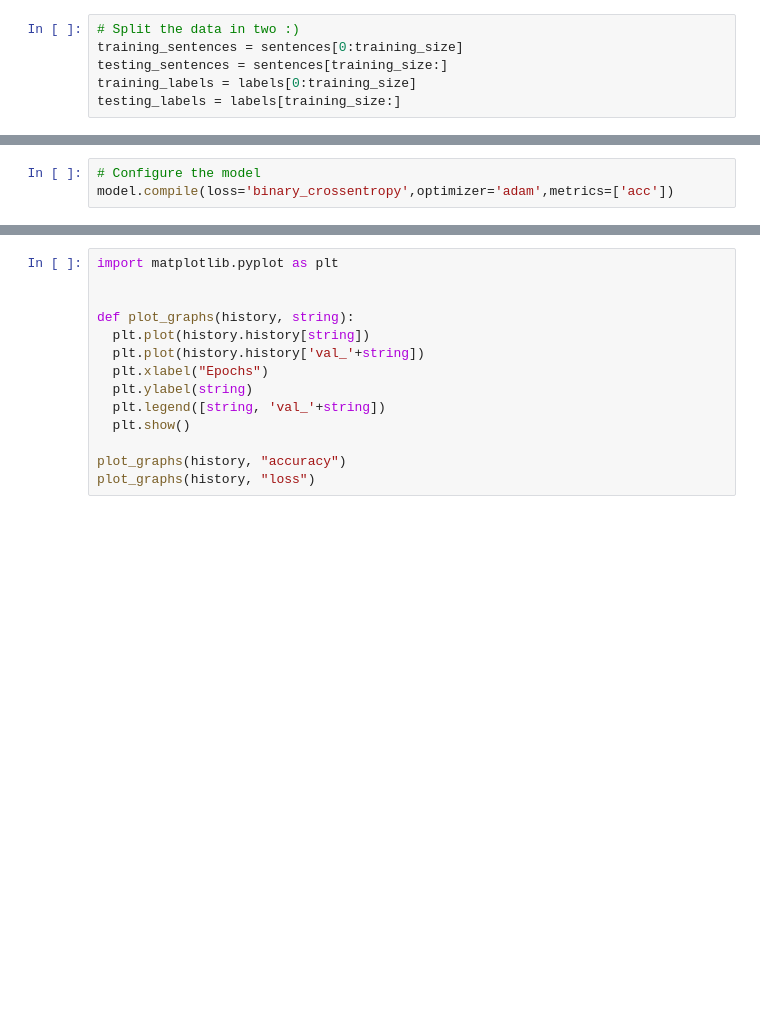
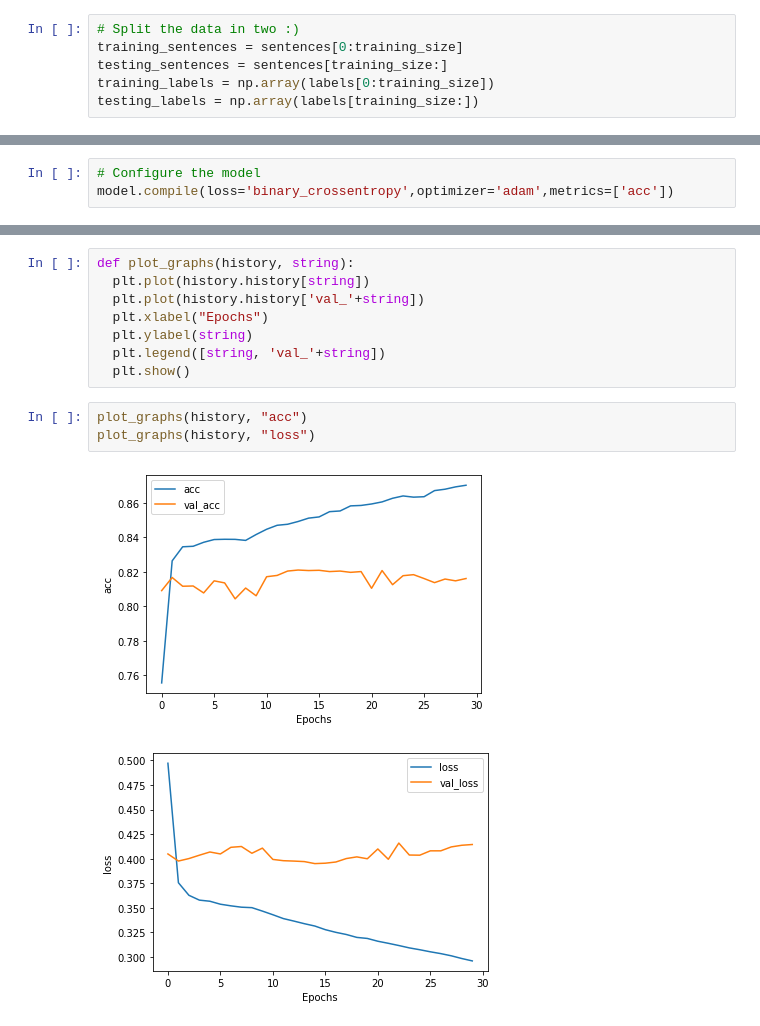
Before and after one commit to laurauzcategui/tensorflow_in_practice, a Jupyter notebook: nlp_in_tensorflow/week_2_word_embeddings/sarcasm_v2.ipynb, the cells around one changed output, grey strips where cells are left out. Cells and saved outputs as stored; diff of their text form; blank space fills up the shorter version.

```diff
--- a/nlp_in_tensorflow/week_2_word_embeddings/sarcasm_v2.ipynb
+++ b/nlp_in_tensorflow/week_2_word_embeddings/sarcasm_v2.ipynb
@@ -36,8 +54,8 @@ for item in datastore:
 # Split the data in two :)
 training_sentences = sentences[0:training_size]
 testing_sentences = sentences[training_size:]
-training_labels = labels[0:training_size]
-testing_labels = labels[training_size:]
+training_labels = np.array(labels[0:training_size])
+testing_labels = np.array(labels[training_size:])
 # %%
 vocab_size = 1000
 embedding_dim = 32
@@ -99,7 +162,4 @@ history = model.fit(training_padded,
 # %%
-import matplotlib.pyplot as plt
-
-
 def plot_graphs(history, string):
   plt.plot(history.history[string])
   plt.plot(history.history['val_'+string])
@@ -107,9 +167,12 @@ def plot_graphs(history, string):
   plt.ylabel(string)
   plt.legend([string, 'val_'+string])
   plt.show()
-
-plot_graphs(history, "accuracy")
-plot_graphs(history, "loss")
+# %%
+plot_graphs(history, "acc")
+plot_graphs(history, "loss")
+# %% [output]
+[figure, added]
+[figure, added]
 # %%
 reverse_word_index = dict([(value, key) for (key, value) in word_index.items()])
 
```
Also changed, not shown: parts of 11 cells of this notebook.
